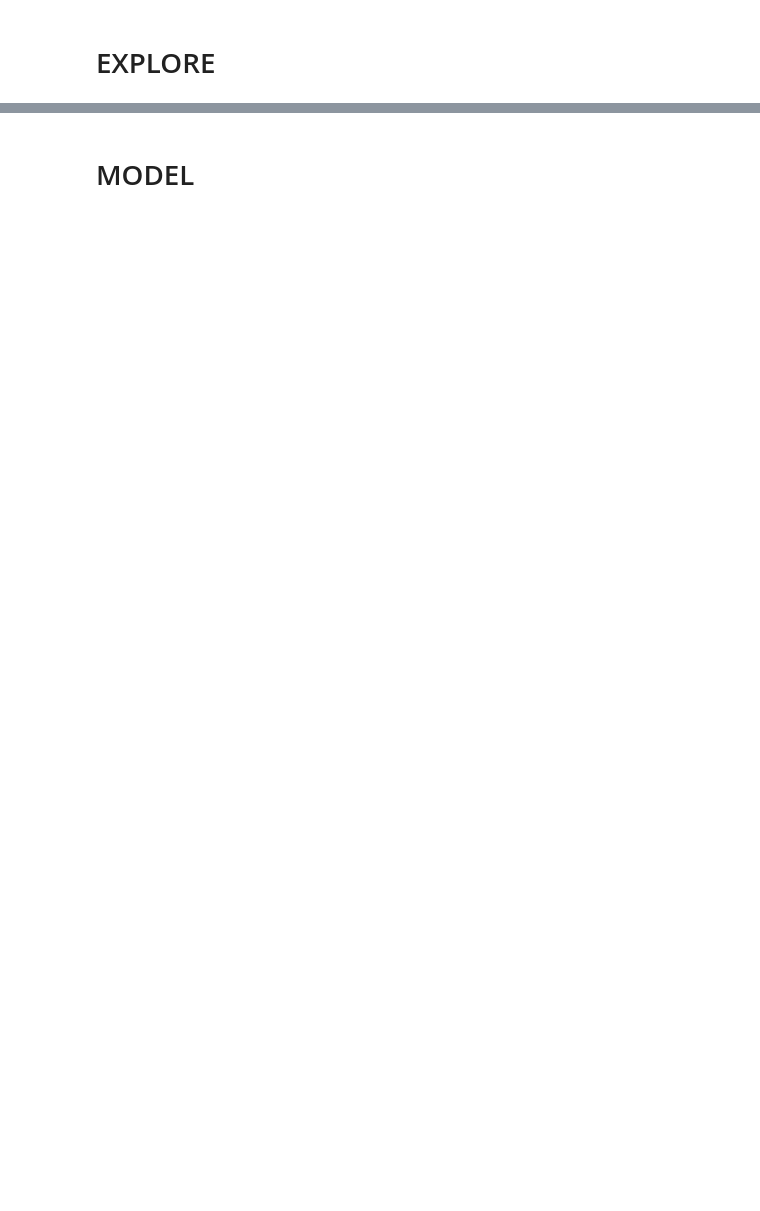
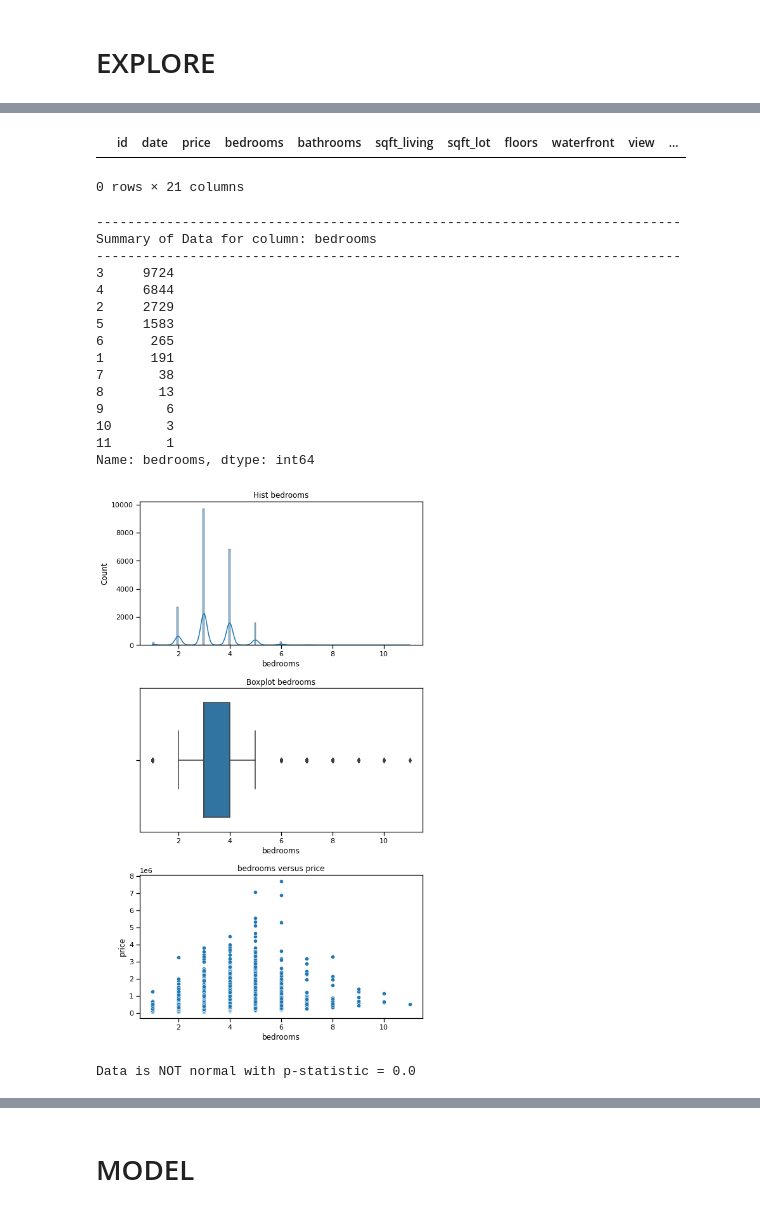
Before and after one commit to thetriggestcove/dsc-phase-2-project, a Jupyter notebook: index.ipynb, the cells around one changed output, grey strips where cells are left out. Cells and saved outputs as stored; diff of their text form; code cells hidden in the pictures; blank space fills up the shorter version.

```diff
--- a/index.ipynb
+++ b/index.ipynb
@@ -27,0 +796,29 @@ ___
+# %%
+# Dropping this outlier because it looks like the info was recorded incorrectly
+df.drop(labels=df[df['bedrooms'] == 33].index, axis=0, inplace=True)
+
+df[df['bedrooms'] == 33]
+# %% [output]
+|  | id | date | price | bedrooms | bathrooms | sqft_living | sqft_lot | floors | waterfront | view | ... |
+0 rows × 21 columns
+# %%
+# Review summary again with one outlier dropped
+explore_data(['bedrooms'], df, 'price')
+# %% [output]
+---------------------------------------------------------------------------
+Summary of Data for column: bedrooms
+---------------------------------------------------------------------------
+3     9724
+4     6844
+2     2729
+5     1583
+6      265
+1      191
+7       38
+8       13
+9        6
+10       3
+11       1
+Name: bedrooms, dtype: int64
+[figure, added]
+Data is NOT normal with p-statistic = 0.0
```
Also changed, not shown: parts of 213 cells of this notebook, 2 other files.
